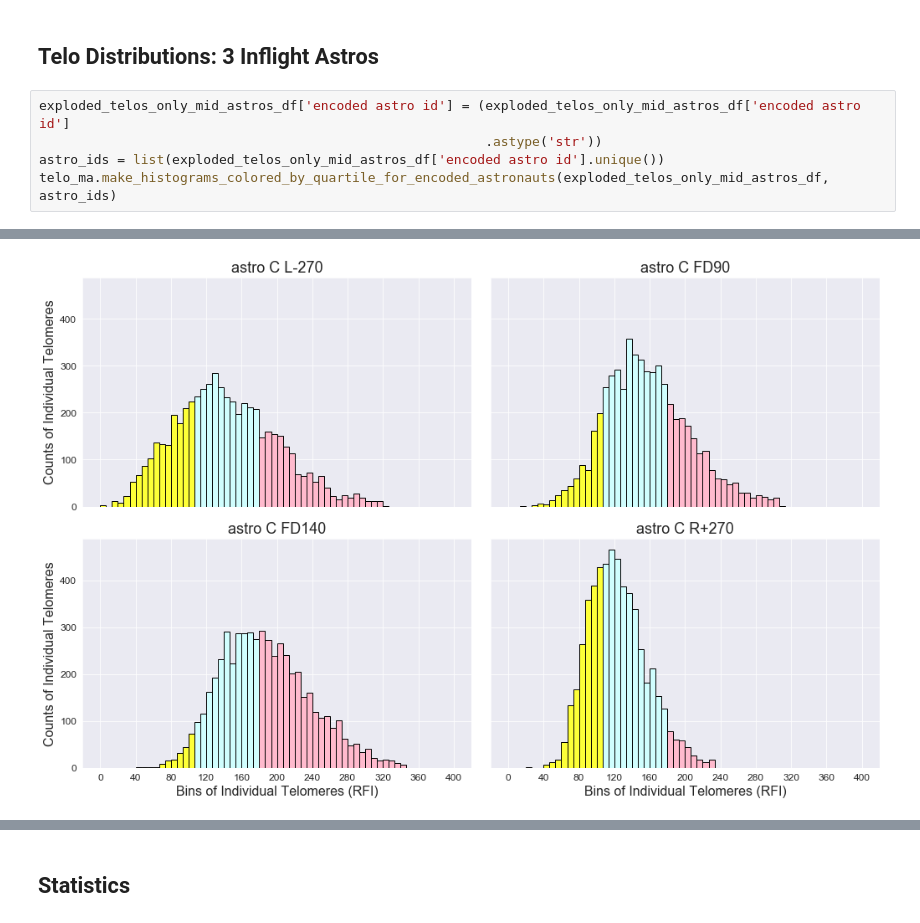
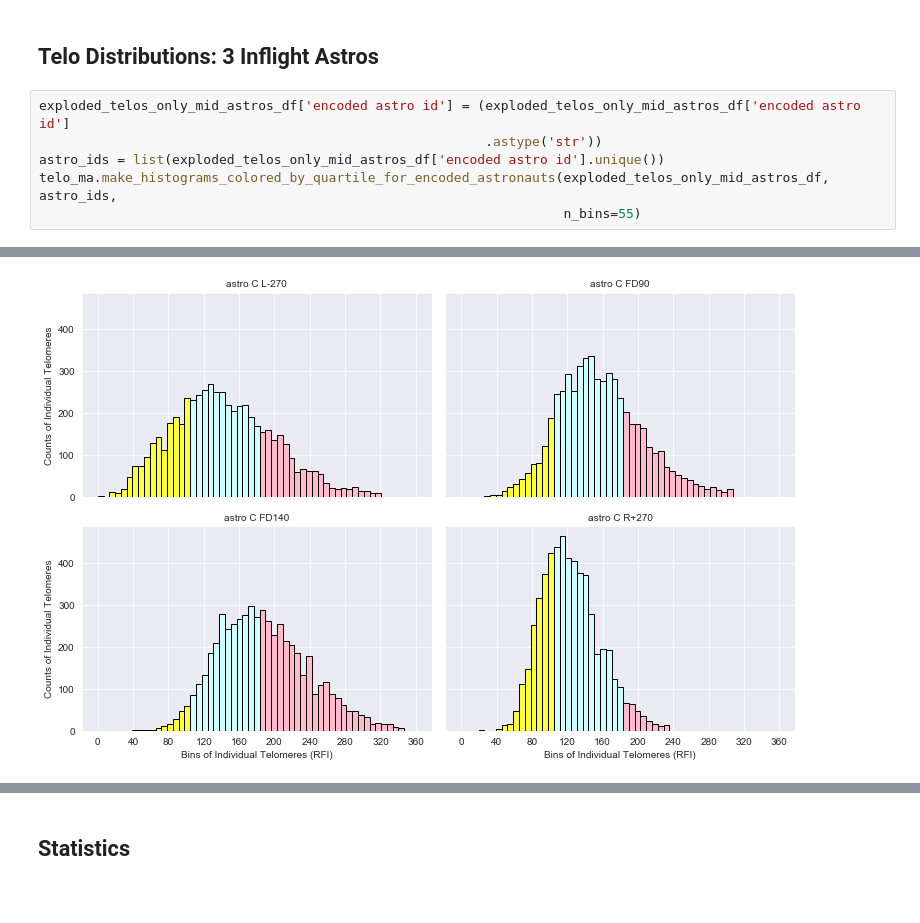
Before and after one commit to Jared-Luxton/NASA-astronauts-telomeres-chromosomes, a Jupyter notebook: NASA_telomeres/03a NASA Astros Telo Data Visualization and Stats.ipynb, the cells around one changed output, grey strips where cells are left out. Cells and saved outputs as stored; diff of their text form; blank space fills up the shorter version.

```diff
--- a/NASA_telomeres/03a NASA Astros Telo Data Visualization and Stats.ipynb
+++ b/NASA_telomeres/03a NASA Astros Telo Data Visualization and Stats.ipynb
@@ -227,5 +230,6 @@ exploded_telos_only_mid_astros_df['encoded astro id'] = (exploded_telos_only_mid
 exploded_telos_only_mid_astros_df['encoded astro id'] = (exploded_telos_only_mid_astros_df['encoded astro id']
                                                          .astype('str'))
 astro_ids = list(exploded_telos_only_mid_astros_df['encoded astro id'].unique())
-telo_ma.make_histograms_colored_by_quartile_for_encoded_astronauts(exploded_telos_only_mid_astros_df, astro_ids)
+telo_ma.make_histograms_colored_by_quartile_for_encoded_astronauts(exploded_telos_only_mid_astros_df, astro_ids,
+                                                                   n_bins=55)
 # %% [output]
@@ -233 +237 @@ telo_ma.make_histograms_colored_by_quartile_for_encoded_astronauts(exploded_telo
-[figure, old version]
+[figure, new version]
```
Also changed, not shown: parts of 3 cells of this notebook, 1 other file.
